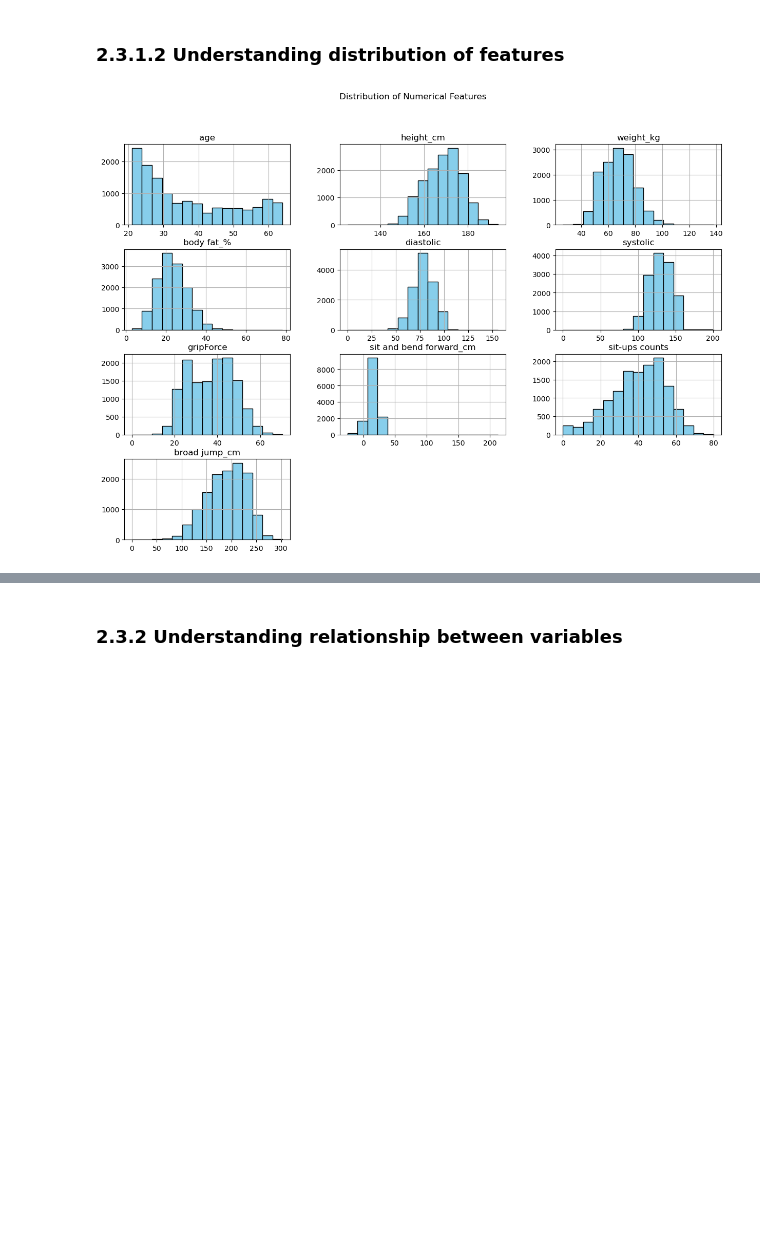
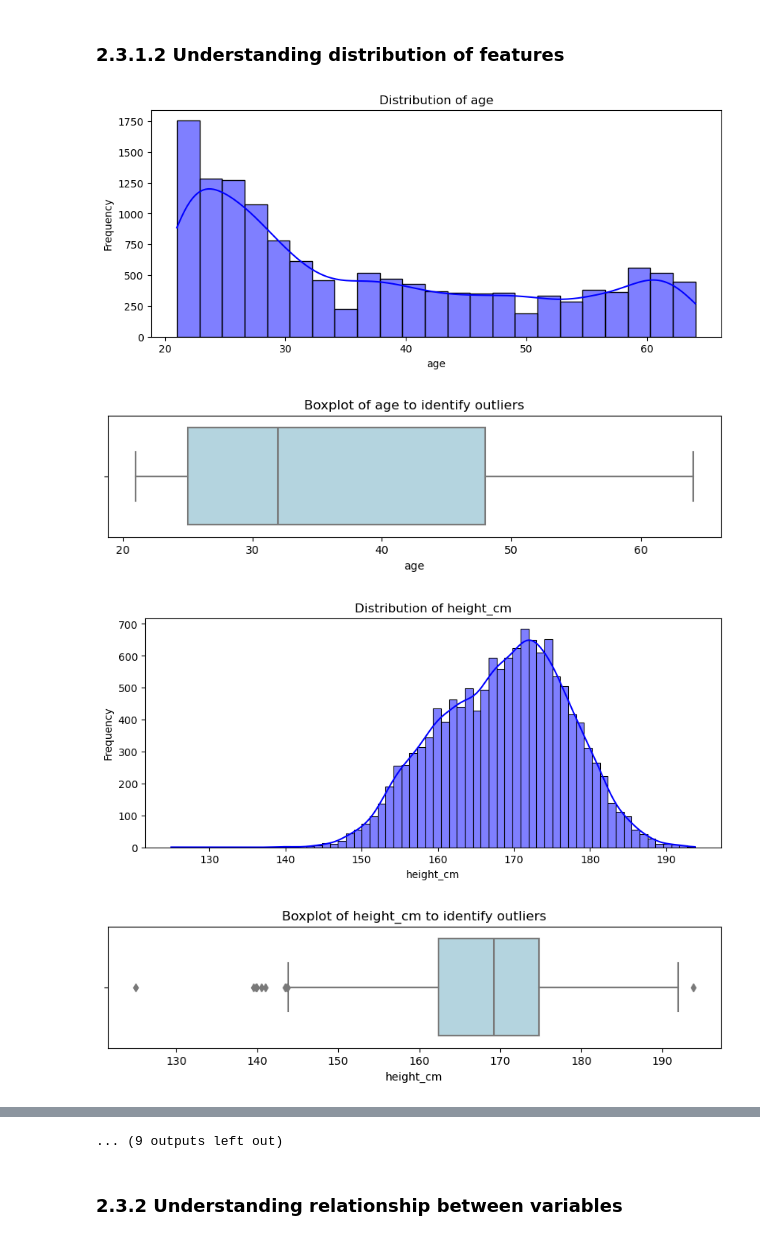
Before and after one commit to SamJs0512/streamlit, a Jupyter notebook: MLDP Program Codes Submission Template.ipynb, the cells around one changed output, grey strips where cells are left out. Saved outputs shown, nothing was run; the diff lists cells and outputs as text; code cells hidden in the pictures; blank space fills up the shorter version.

```diff
--- a/MLDP Program Codes Submission Template.ipynb
+++ b/MLDP Program Codes Submission Template.ipynb
@@ -36,3 +39,9 @@ Goal: to predict fitness class of different people
 ## 2.1 Load dataset
 # %%
 df = pd.read_csv("bodyPerformance.csv")
+
+df.columns = df.columns.str.strip()           # Remove leading/trailing spaces
+df.columns = df.columns.str.replace(" ", "_") # Replace spaces with underscores
+df.columns = df.columns.str.lower()           # Lowercase all column names
+
+print("Columns after cleaning:")
@@ -146,15 +135,36 @@ plt.show()
 # %% [markdown]
 ### 2.3.1.2 Understanding distribution of features
 # %%
-# Histogram for all numeric features
-numeric_cols = df.select_dtypes(include=['float64','int64']).columns
+# 4. Features distribution
+# =============================
+# Numeric Features
+num_features = [
+    "age", "height_cm", "weight_kg", "body fat_%",
+    "diastolic", "systolic", "gripForce",
+    "sit and bend forward_cm", "sit-ups counts", "broad jump_cm"
+]
 
-df[numeric_cols].hist(bins=15, figsize=(15,10), color='skyblue', edgecolor='black')
-plt.suptitle('Distribution of Numerical Features')
+for col in num_features:
+    plt.figure(figsize=(10,4))
+    sns.histplot(df[col].dropna(), kde=True, color='blue')
+    plt.title(f'Distribution of {col}')
+    plt.xlabel(col)
+    plt.ylabel('Frequency')
+    plt.show()
+
+    plt.figure(figsize=(10,2))
+    sns.boxplot(x=df[col].dropna(), color='lightblue')
+    plt.title(f'Boxplot of {col} to identify outliers')
+    plt.xlabel(col)
+    plt.show()
+
+# Categorical Features
+plt.figure(figsize=(6,4))
+sns.countplot(data=df, x="gender", palette='Set2')
+plt.title('Distribution by Gender')
 plt.show()
-
-# Justification:
-# Shows the distribution (normal, skewed, etc.) of each numeric feature
-# Helps in feature scaling decisions and detecting outliers
 # %% [output]
-[figure, old version]
+[figure, new version]
+[figure, added]
+[figure, added]
+[figure, added]
@@ -161,3 +179,4 @@ plt.show()
+... (9 outputs left out)
 # %% [markdown]
 ### 2.3.2 Understanding relationship between variables
 # %%
```
Also changed, not shown: parts of 15 cells of this notebook, 4 other files.
